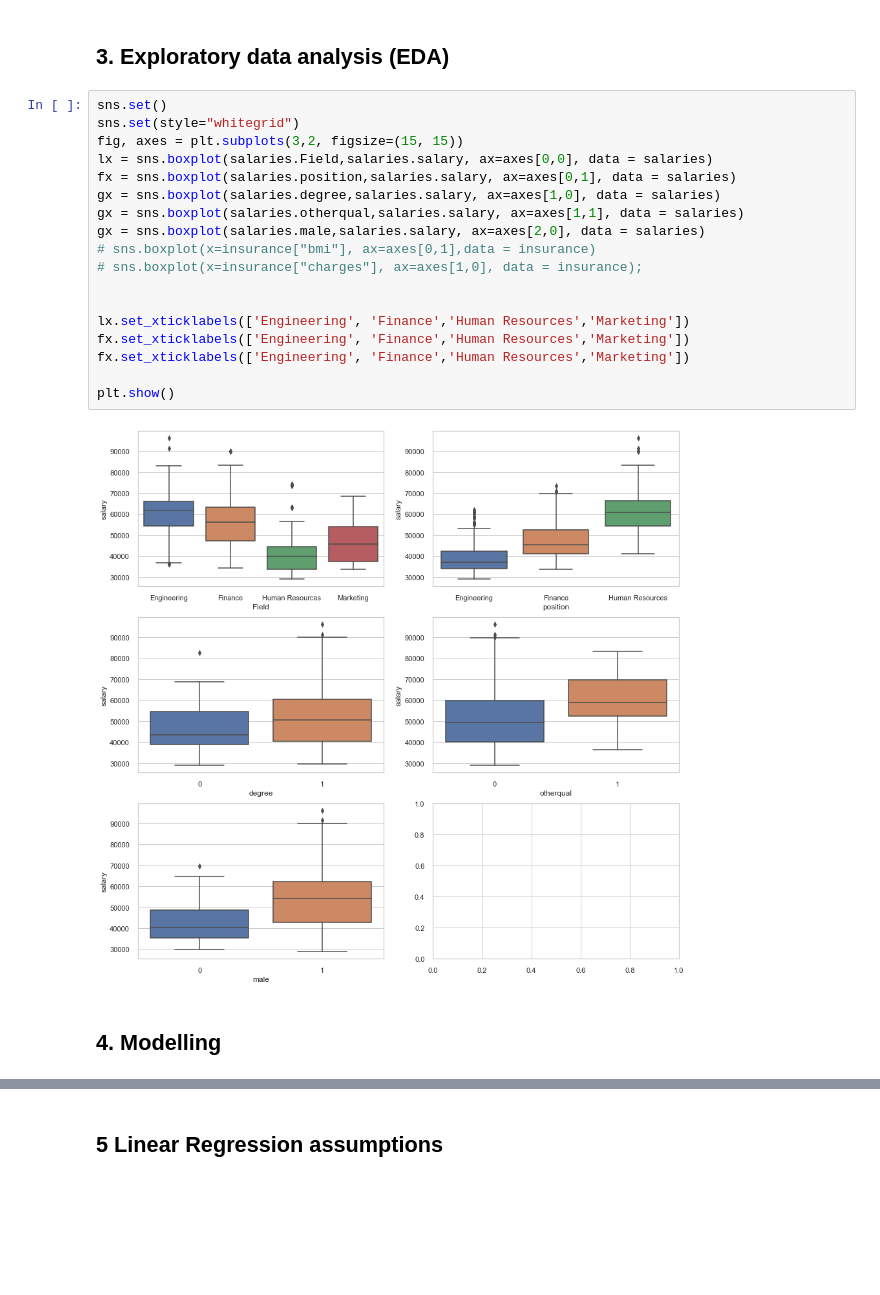
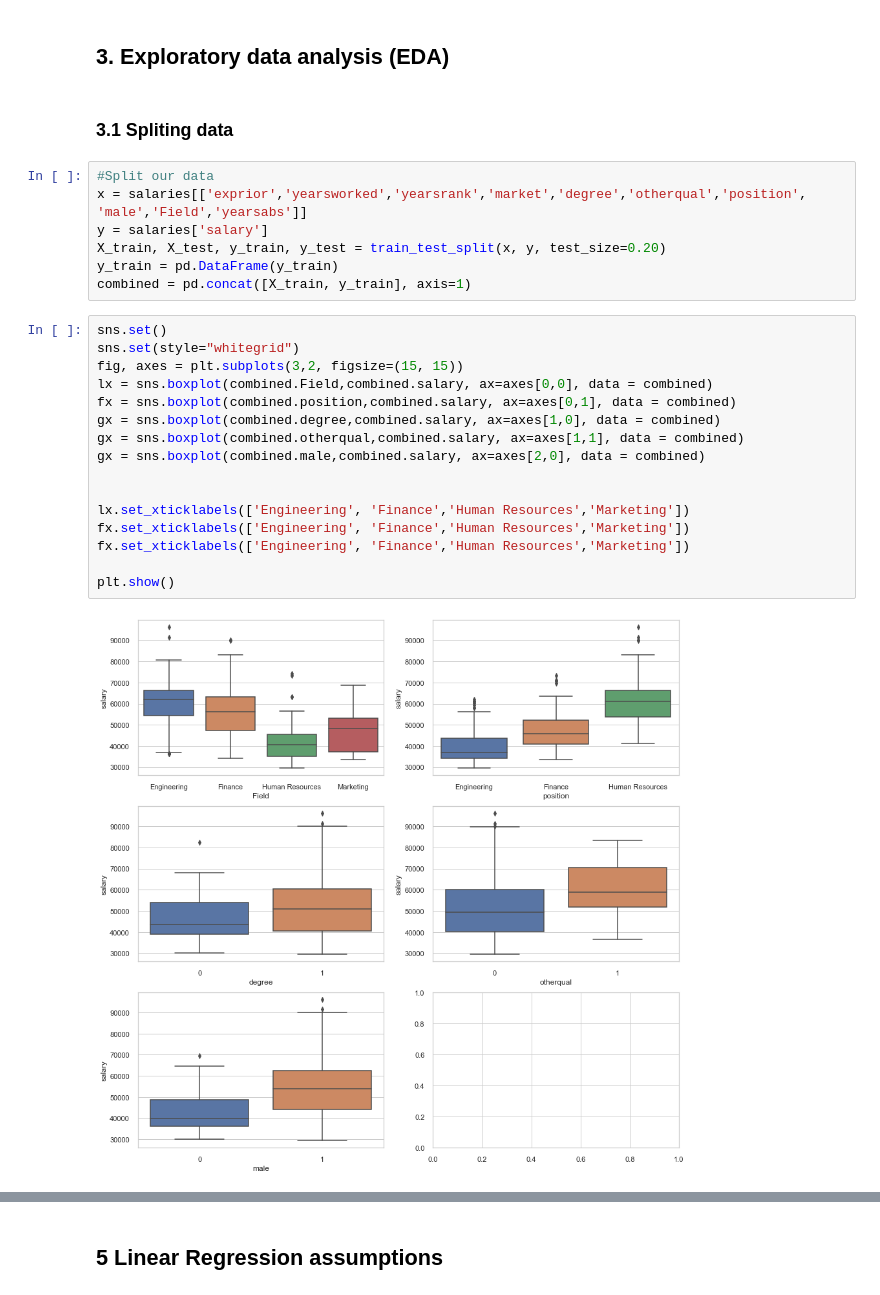
Before and after one commit to Faithie30/Multiple-Linear-Regression, a Jupyter notebook: multi/Untitled.ipynb, the cells around one changed output, grey strips where cells are left out. Saved outputs shown, nothing was run; the diff lists cells and outputs as text; blank space fills up the shorter version.

```diff
--- a/multi/Untitled.ipynb
+++ b/multi/Untitled.ipynb
@@ -128,25 +128,30 @@ Using the box plot method have observed <b> two outliers</b> for the salary valu
 How we intend on dealing with the outliers is to <b>remove </b> them, so that the model that we will build will not be affected.
 # %% [markdown]
 ## 3. Exploratory data analysis (EDA)
+# %% [markdown]
+### 3.1 Spliting data
+# %%
+#Split our data
+x = salaries[['exprior','yearsworked','yearsrank','market','degree','otherqual','position', 'male','Field','yearsabs']]
+y = salaries['salary']
+X_train, X_test, y_train, y_test = train_test_split(x, y, test_size=0.20)
+y_train = pd.DataFrame(y_train)
+combined = pd.concat([X_train, y_train], axis=1)
 # %%
 sns.set()
 sns.set(style="whitegrid")
 fig, axes = plt.subplots(3,2, figsize=(15, 15))
-lx = sns.boxplot(salaries.Field,salaries.salary, ax=axes[0,0], data = salaries)
-fx = sns.boxplot(salaries.position,salaries.salary, ax=axes[0,1], data = salaries)
-gx = sns.boxplot(salaries.degree,salaries.salary, ax=axes[1,0], data = salaries)
-gx = sns.boxplot(salaries.otherqual,salaries.salary, ax=axes[1,1], data = salaries)
-gx = sns.boxplot(salaries.male,salaries.salary, ax=axes[2,0], data = salaries)
-# sns.boxplot(x=insurance["bmi"], ax=axes[0,1],data = insurance)
-# sns.boxplot(x=insurance["charges"], ax=axes[1,0], data = insurance);
+lx = sns.boxplot(combined.Field,combined.salary, ax=axes[0,0], data = combined)
+fx = sns.boxplot(combined.position,combined.salary, ax=axes[0,1], data = combined)
+gx = sns.boxplot(combined.degree,combined.salary, ax=axes[1,0], data = combined)
+gx = sns.boxplot(combined.otherqual,combined.salary, ax=axes[1,1], data = combined)
+gx = sns.boxplot(combined.male,combined.salary, ax=axes[2,0], data = combined)
 
 
 lx.set_xticklabels(['Engineering', 'Finance','Human Resources','Marketing'])
 fx.set_xticklabels(['Engineering', 'Finance','Human Resources','Marketing'])
 fx.set_xticklabels(['Engineering', 'Finance','Human Resources','Marketing'])
 
 plt.show()
 # %% [output]
-[figure, old version]
+[figure, new version]
-# %% [markdown]
-## 4. Modelling
```
Also changed, not shown: parts of 15 cells of this notebook.
